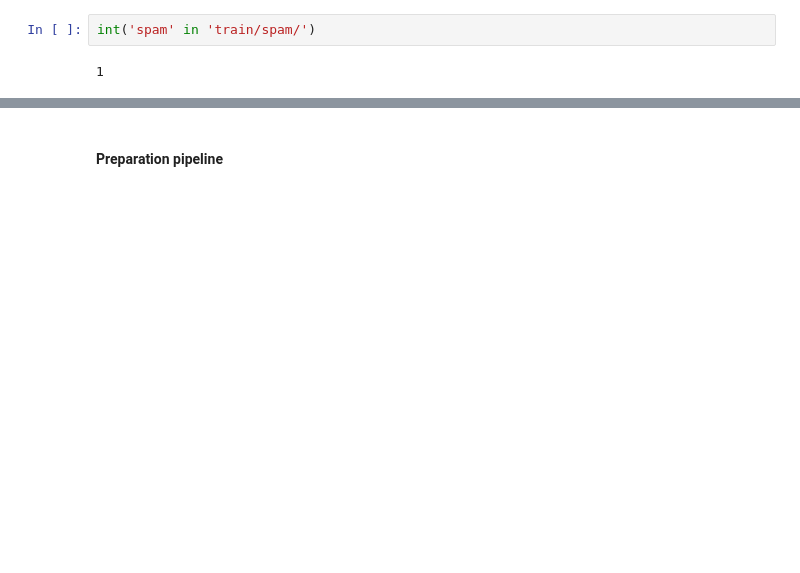
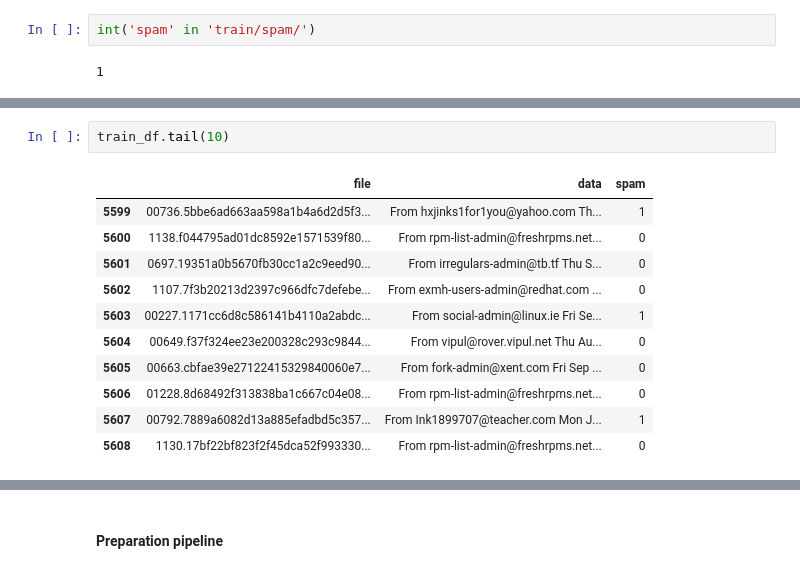
Before and after one commit to MiquelMarinoEspinosa/handson-ml3, a Jupyter notebook: 03_exercises.ipynb, the cells around one changed output, grey strips where cells are left out. Saved outputs shown, nothing was run; the diff lists cells and outputs as text; blank space fills up the shorter version.

```diff
--- a/03_exercises.ipynb
+++ b/03_exercises.ipynb
@@ -2829,0 +2886,14 @@ int('spam' in 'train/spam/')
+# %%
+train_df.tail(10)
+# %% [output]
+|  | file | data | spam |
+| 5599 | 00736.5bbe6ad663aa598a1b4a6d2d5f3... | From hxjinks1for1you@yahoo.com Th... | 1 |
+| 5600 | 1138.f044795ad01dc8592e1571539f80... | From rpm-list-admin@freshrpms.net... | 0 |
+| 5601 | 0697.19351a0b5670fb30cc1a2c9eed90... | From irregulars-admin@tb.tf Thu S... | 0 |
+| 5602 | 1107.7f3b20213d2397c966dfc7defebe... | From exmh-users-admin@redhat.com ... | 0 |
+| 5603 | 00227.1171cc6d8c586141b4110a2abdc... | From social-admin@linux.ie Fri Se... | 1 |
+| 5604 | 00649.f37f324ee23e200328c293c9844... | From vipul@rover.vipul.net Thu Au... | 0 |
+| 5605 | 00663.cbfae39e27122415329840060e7... | From fork-admin@xent.com Fri Sep ... | 0 |
+| 5606 | 01228.8d68492f313838ba1c667c04e08... | From rpm-list-admin@freshrpms.net... | 0 |
+| 5607 | 00792.7889a6082d13a885efadbd5c357... | From Ink1899707@teacher.com Mon J... | 1 |
+| 5608 | 1130.17bf22bf823f2f45dca52f993330... | From rpm-list-admin@freshrpms.net... | 0 |
```
Also changed, not shown: parts of 8 cells of this notebook.
